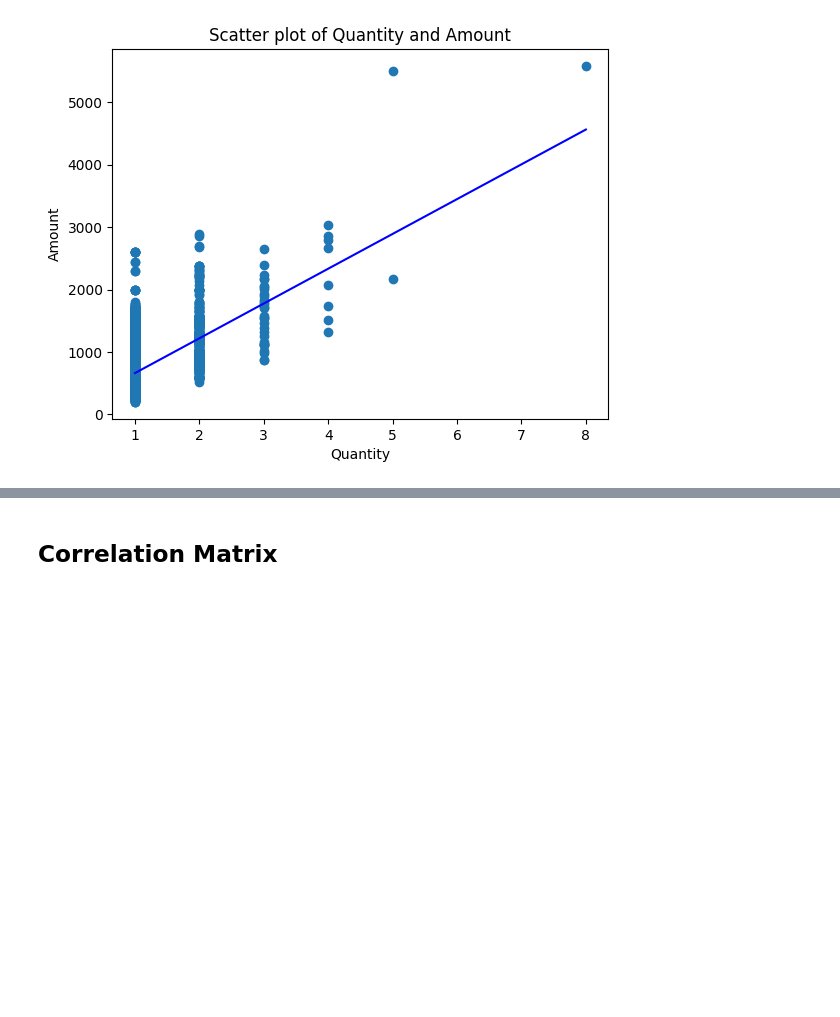
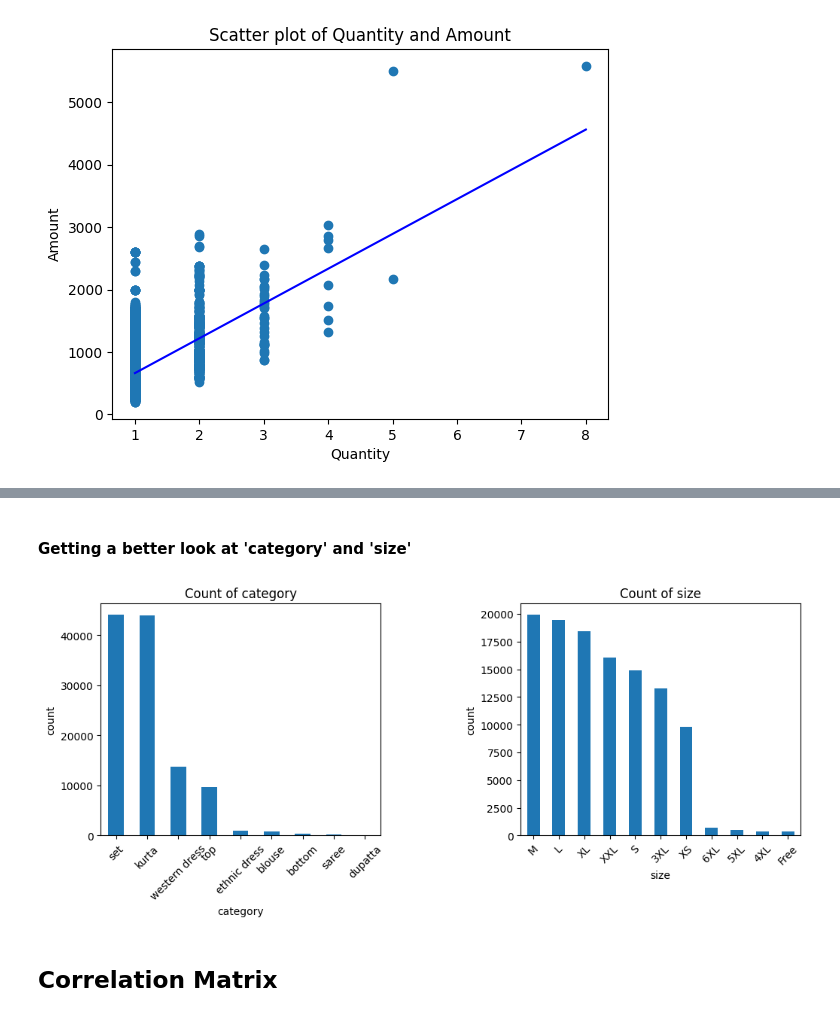
Before and after one commit to jesab/ml_assignment_1, a Jupyter notebook: Assignment2.ipynb, the cells around one changed output, grey strips where cells are left out. Saved outputs shown, nothing was run; the diff lists cells and outputs as text; code cells hidden in the pictures; blank space fills up the shorter version.

```diff
--- a/Assignment2.ipynb
+++ b/Assignment2.ipynb
@@ -163,17 +173,3 @@ plt.subplots_adjust(wspace=0.5)
 plt.show()
 # %% [output]
 [figure]
-# %%
-# horizontal bar plots for 'category' and 'size'
-fig, axes = plt.subplots(1, 2, figsize=(10, 5))
-
-for i, col in enumerate(['category', 'size']):
-    df[col].value_counts().plot(kind='barh', ax=axes[i])
-    axes[i].set_title(f"Count of {col}")
-    axes[i].set_xlabel('count')
-    axes[i].invert_yaxis()
-    axes[i].set_ylabel(col)
-
-plt.subplots_adjust(wspace=0.5)
-
-plt.show()
@@ -192,3 +191,21 @@ plt.show()
+# %% [markdown]
+#### Getting a better look at 'category' and 'size'
+# %%
+# bar plots for 'category' and 'size'
+fig, axes = plt.subplots(1, 2, figsize=(12, 4))
+
+for i, col in enumerate(['category', 'size']):
+    df[col].value_counts().plot(kind='bar', ax=axes[i])
+    axes[i].set_title(f"Count of {col}")
+    axes[i].set_ylabel('count')
+    axes[i].set_xlabel(col)
+    axes[i].set_xticklabels(axes[i].get_xticklabels(), rotation=45)
+
+plt.subplots_adjust(wspace=0.5)
+
+plt.show()
+# %% [output]
+[figure, added]
 # %%
 from sklearn.preprocessing import LabelEncoder
 
```
Also changed, not shown: parts of 24 cells of this notebook.
